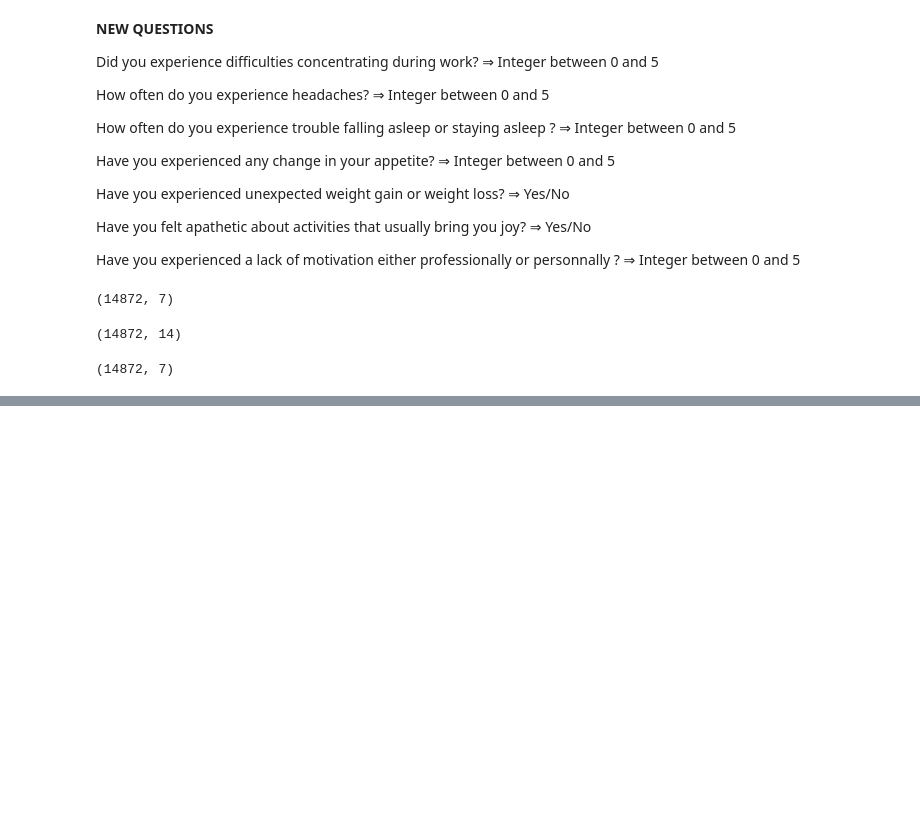
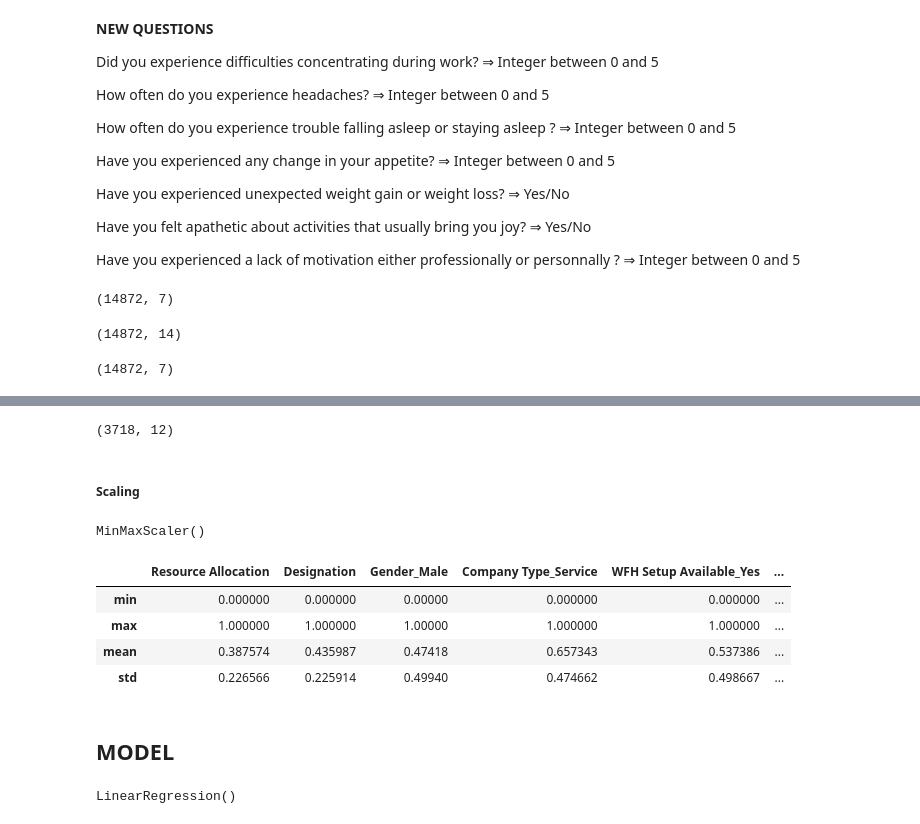
Before and after one commit to choukroun-gabriel/hackathon_itc_2020, a Jupyter notebook: EDA.ipynb, the cells around one changed output, grey strips where cells are left out. Drawn from its saved outputs; the diff is of its cells as text; code cells hidden in the pictures; blank space fills up the shorter version.

Commit message:
model enhanced

```diff
--- a/EDA.ipynb
+++ b/EDA.ipynb
@@ -442,0 +525,18 @@ df_2.shape
+# %%
+for i in range(11):
+    df_mental_test = X_test_2[X_test_2['Mental Fatigue Score']==i]
+    df_generated_mental_test = df_generated_test[df_generated_test['total_score_normalized']==i]
+
+    if df_mental_test.shape[0] > df_generated_mental_test.shape[0]:
+        pass
+    else:
+        df_generated_mental_test =  df_generated_mental_test.iloc[:df_mental_test.shape[0]].reset_index(drop=True)
+        df_mental_test = df_mental_test.reset_index(drop=True)
+
+    df_cache = pd.concat([df_mental_test, df_generated_mental_test], axis=1, ignore_index=True)
+    df_cache.columns = list(df_mental_test.columns) + list(df_generated_mental_test.columns)
+    df_cache.drop(['Mental Fatigue Score'], axis=1, inplace=True)
+    if i==0:
+        df_concat_test = df_cache
+    else:
+        df_concat_test = pd.concat([df_concat_test, df_cache], axis=0, ignore_index=True)
@@ -442,0 +563,31 @@ df_2.shape
+# %%
+X_test_concat = df_concat_test.drop(columns=['Burnout Rate', 'total_score_normalized'])
+# %%
+X_test_concat.shape
+# %% [output]
+(3718, 12)
+# %% [markdown]
+##### Scaling
+# %%
+mm_scaler2.fit(X_test_concat)
+# %% [output]
+MinMaxScaler()
+# %%
+X_test_concat_norm = mm_scaler2.transform(X_test_concat)
+X_test_concat_norm = pd.DataFrame(X_test_concat_norm)
+X_test_concat_norm.columns = X_test_concat.columns
+# %%
+X_test_concat_norm.describe().loc[['min', 'max', 'mean', 'std'], :]
+# %% [output]
+|  | Resource Allocation | Designation | Gender_Male | Company Type_Service | WFH Setup Available_Yes | ... |
+| min | 0.000000 | 0.000000 | 0.00000 | 0.000000 | 0.000000 | ... |
+| max | 1.000000 | 1.000000 | 1.00000 | 1.000000 | 1.000000 | ... |
+| mean | 0.387574 | 0.435987 | 0.47418 | 0.657343 | 0.537386 | ... |
+| std | 0.226566 | 0.225914 | 0.49940 | 0.474662 | 0.498667 | ... |
+# %% [markdown]
+## MODEL
+# %%
+linear_reg2 = LinearRegression()
+linear_reg2.fit(X_train_concat_norm, y_train_concat)
+# %% [output]
+LinearRegression()
```
Also changed, not shown: parts of 40 cells of this notebook, 2 other files.
